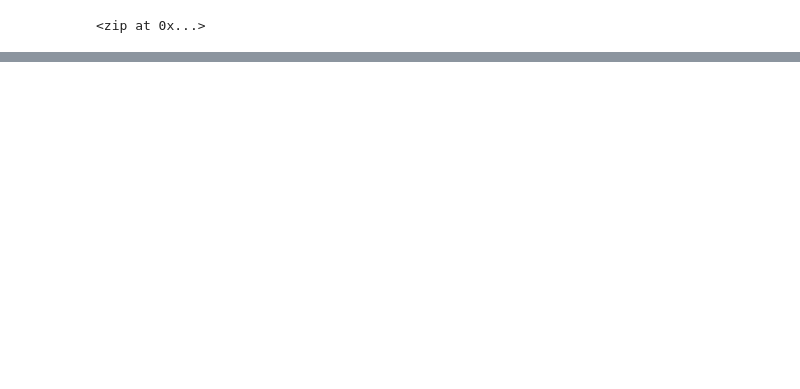
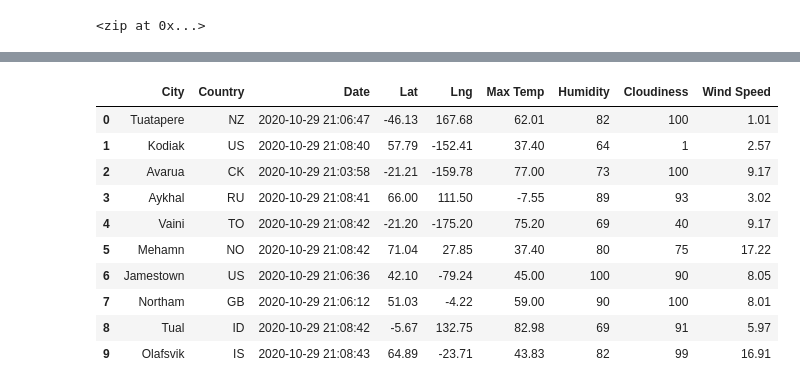
Before and after one commit to ewyluda/World_Weather_Analysis, a Jupyter notebook: WeatherPy.ipynb, the cells around one changed output, grey strips where cells are left out. Cells and saved outputs as stored; diff of their text form; code cells hidden in the pictures; blank space fills up the shorter version.

```diff
--- a/WeatherPy.ipynb
+++ b/WeatherPy.ipynb
@@ -33,0 +168,16 @@ len(cities)
+# %%
+# Reorder DataFrame Columns
+city_data_df = city_data_df[new_column_order]
+city_data_df.head(10)
+# %% [output]
+|  | City | Country | Date | Lat | Lng | Max Temp | Humidity | Cloudiness | Wind Speed |
+| 0 | Tuatapere | NZ | 2020-10-29 21:06:47 | -46.13 | 167.68 | 62.01 | 82 | 100 | 1.01 |
+| 1 | Kodiak | US | 2020-10-29 21:08:40 | 57.79 | -152.41 | 37.40 | 64 | 1 | 2.57 |
+| 2 | Avarua | CK | 2020-10-29 21:03:58 | -21.21 | -159.78 | 77.00 | 73 | 100 | 9.17 |
+| 3 | Aykhal | RU | 2020-10-29 21:08:41 | 66.00 | 111.50 | -7.55 | 89 | 93 | 3.02 |
+| 4 | Vaini | TO | 2020-10-29 21:08:42 | -21.20 | -175.20 | 75.20 | 69 | 40 | 9.17 |
+| 5 | Mehamn | NO | 2020-10-29 21:08:42 | 71.04 | 27.85 | 37.40 | 80 | 75 | 17.22 |
+| 6 | Jamestown | US | 2020-10-29 21:06:36 | 42.10 | -79.24 | 45.00 | 100 | 90 | 8.05 |
+| 7 | Northam | GB | 2020-10-29 21:06:12 | 51.03 | -4.22 | 59.00 | 90 | 100 | 8.01 |
+| 8 | Tual | ID | 2020-10-29 21:08:42 | -5.67 | 132.75 | 82.98 | 69 | 91 | 5.97 |
+| 9 | Olafsvik | IS | 2020-10-29 21:08:43 | 64.89 | -23.71 | 43.83 | 82 | 99 | 16.91 |
```
Also changed, not shown: parts of 12 cells of this notebook, 3 other files.
